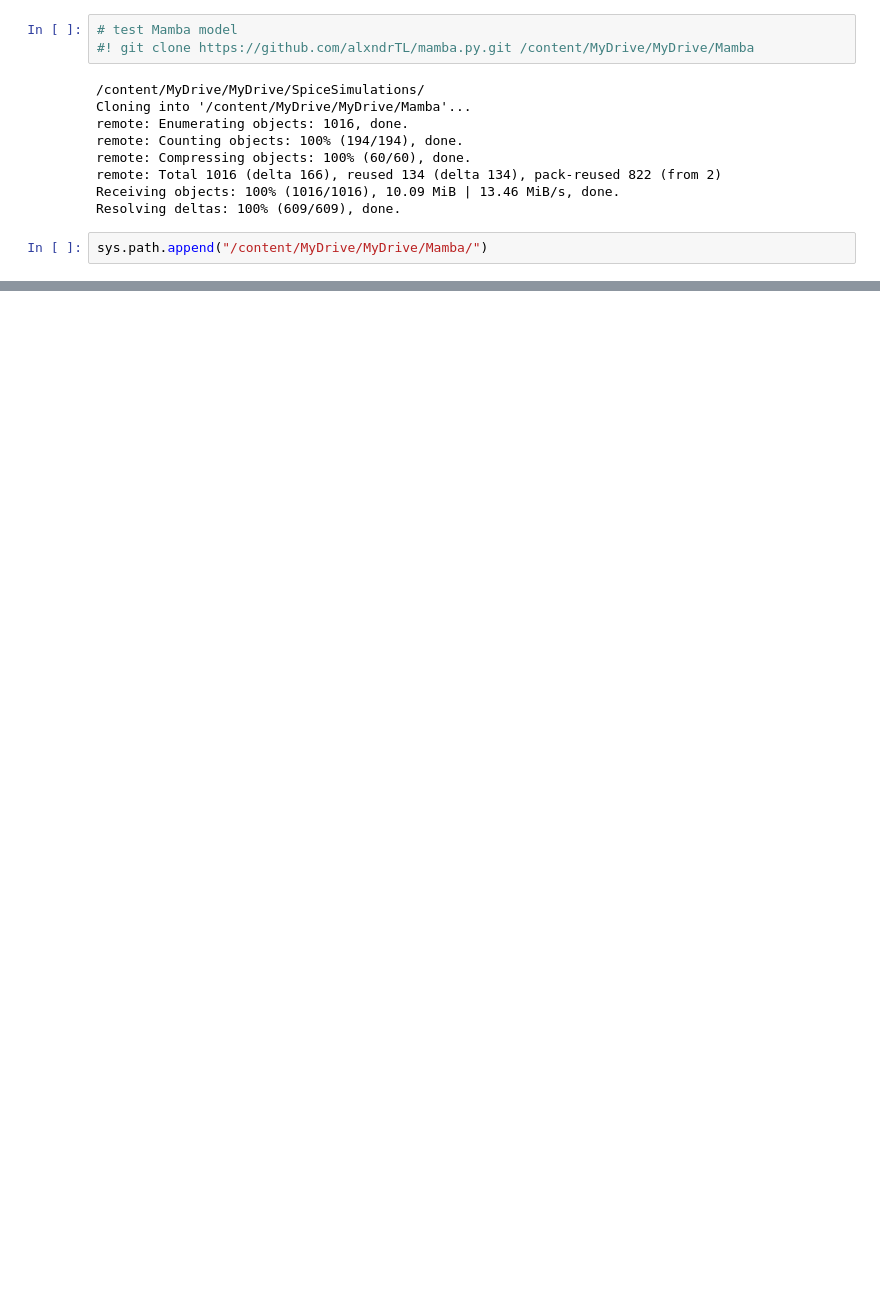
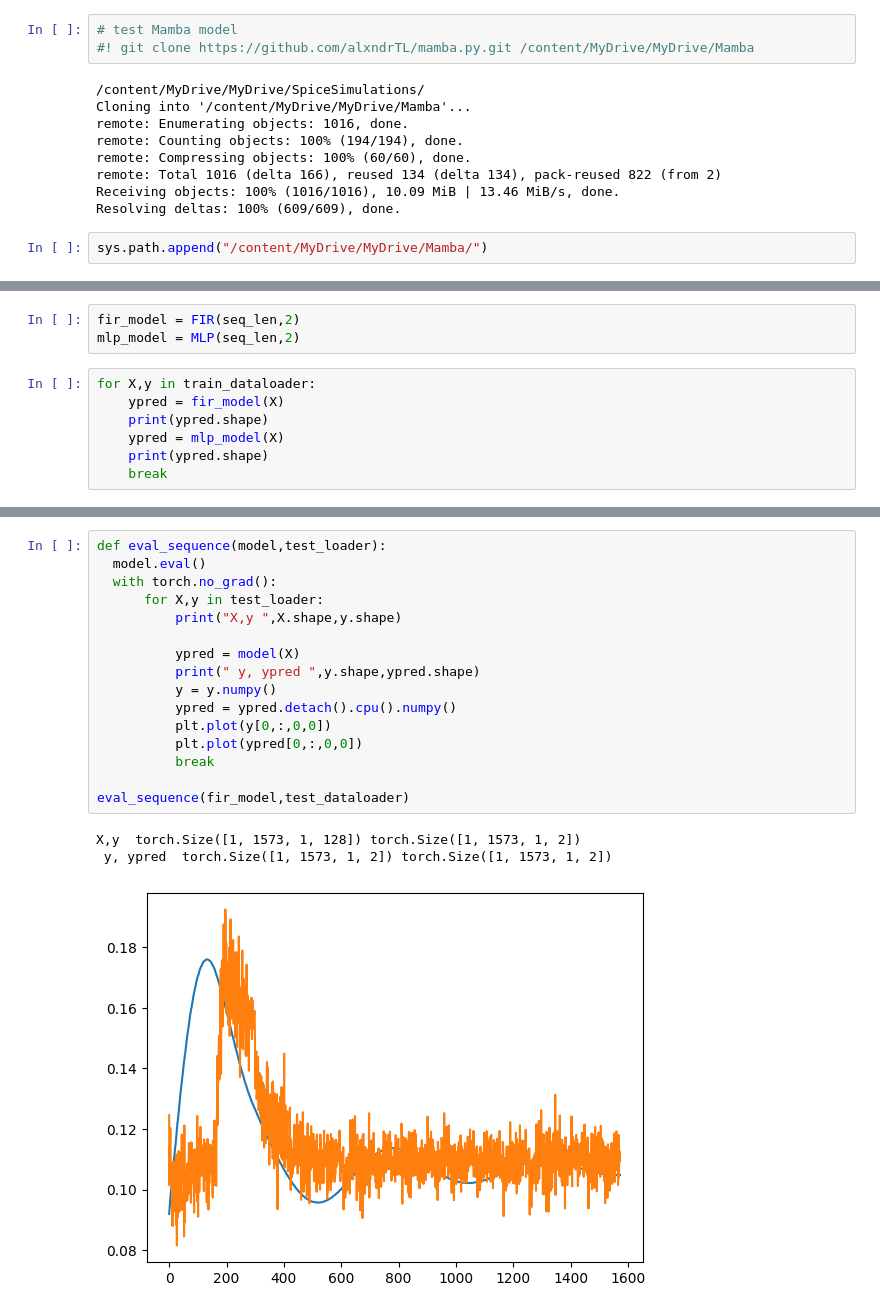
Before and after one commit to czuniga76/S4Model_Tests, a Jupyter notebook: SSSMforcircuits.ipynb, the cells around one changed output, grey strips where cells are left out. Cells and saved outputs as stored; diff of their text form; blank space fills up the shorter version.

```diff
--- a/SSSMforcircuits.ipynb
+++ b/SSSMforcircuits.ipynb
@@ -531,0 +702,10 @@ sys.path.append("/content/MyDrive/MyDrive/Mamba/")
+# %%
+fir_model = FIR(seq_len,2)
+mlp_model = MLP(seq_len,2)
+# %%
+for X,y in train_dataloader:
+    ypred = fir_model(X)
+    print(ypred.shape)
+    ypred = mlp_model(X)
+    print(ypred.shape)
+    break
@@ -531,0 +748,20 @@ sys.path.append("/content/MyDrive/MyDrive/Mamba/")
+# %%
+def eval_sequence(model,test_loader):
+  model.eval()
+  with torch.no_grad():
+      for X,y in test_loader:
+          print("X,y ",X.shape,y.shape)
+
+          ypred = model(X)
+          print(" y, ypred ",y.shape,ypred.shape)
+          y = y.numpy()
+          ypred = ypred.detach().cpu().numpy()
+          plt.plot(y[0,:,0,0])
+          plt.plot(ypred[0,:,0,0])
+          break
+
+eval_sequence(fir_model,test_dataloader)
+# %% [output]
+X,y  torch.Size([1, 1573, 1, 128]) torch.Size([1, 1573, 1, 2])
+ y, ypred  torch.Size([1, 1573, 1, 2]) torch.Size([1, 1573, 1, 2])
+[figure, added]
```
Also changed, not shown: parts of 24 cells of this notebook.
